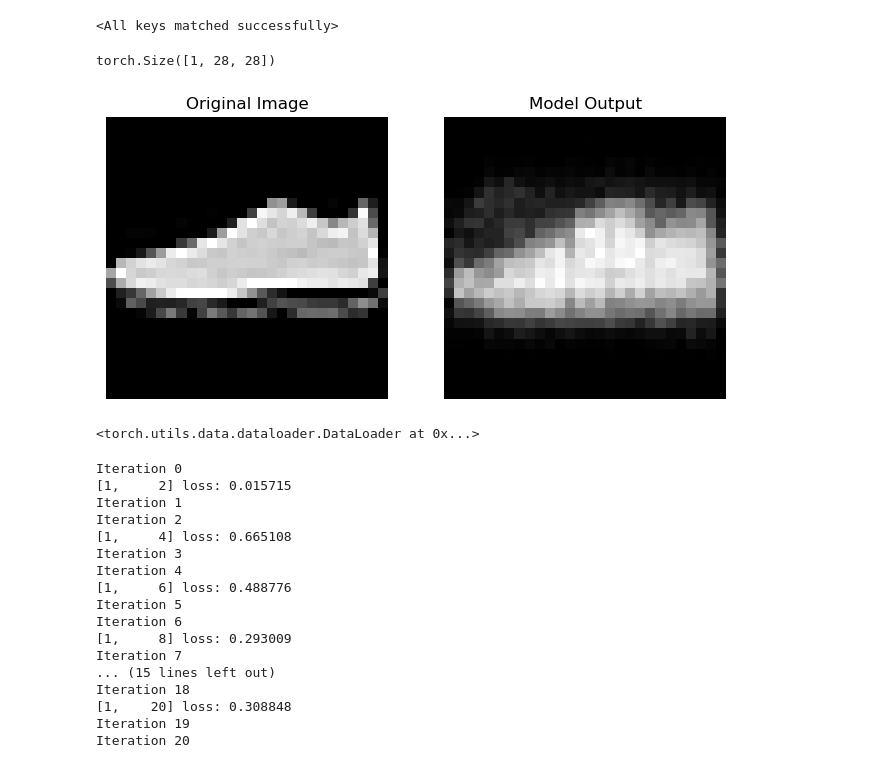
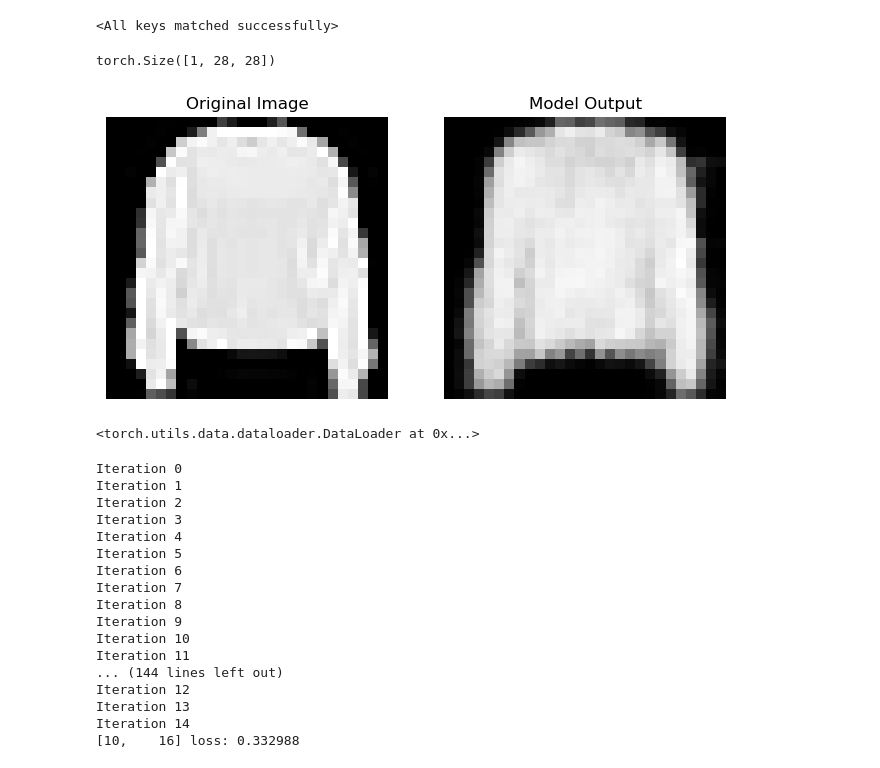
Before and after one commit to TheUndercover01/DeepECT-Deep-Hierarchical-clustering, a Jupyter notebook: main.ipynb, the cells around one changed output. Drawn from its saved outputs; the diff is of its cells as text; code cells hidden in the pictures.

```diff
--- a/main.ipynb
+++ b/main.ipynb
@@ -54,7 +54,7 @@ transform = transforms.Compose([transforms.ToTensor()])
 trainset = torchvision.datasets.FashionMNIST(root='./data', train=True, download=True, transform=transform)
 
 
-trainset.data = trainset.data[:2000]
+trainset.data = trainset.data[:4000]
 # trainloader = torch.utils.data.DataLoader(trainset, batch_size=64, shuffle=True, num_workers=2)
 # %%
 class TestDataset(torch.utils.data.Dataset):
@@ -79,5 +79,5 @@ train_dataset_no_labels.__len__()
 # %%
-train_loader = torch.utils.data.DataLoader(train_dataset_no_labels, batch_size=64, shuffle=False)
+train_loader = torch.utils.data.DataLoader(train_dataset_no_labels, batch_size=64, shuffle=True)
 # %%
 criterion = nn.MSELoss()
 optimizer = optim.Adam(model.parameters(), lr=0.001)
@@ -133,5 +133,5 @@ Finished Training
 # %%
-model.load_state_dict(torch.load('model_weight_pretrained_2000.pth'))
+model.load_state_dict(torch.load('model_weight_pretrained_4000.pth'))
 # %% [output]
 <All keys matched successfully>
 # %%
@@ -168,10 +168,10 @@ def print_model_output(model, dataloader, index):
 
     plt.show()
 # %%
-print_model_output(model, train_loader, 310)
+print_model_output(model, train_loader, 7)
 # %% [output]
 torch.Size([1, 28, 28])
-[figure, old version]
+[figure, new version]
 # %%
 #We need to incorporate the rest of the losses and tree formation
 criterion = nn.MSELoss()
@@ -204,7 +206,7 @@ for epoch in range(num_epochs):
 
         latent = latent.detach().numpy()
         if i==0:
-            clust_tree = ClusterTree(D = latent , L = 10 , T = 2 ,P = 0 )
+            clust_tree = ClusterTree(D = latent , L = 10 , T = 1 ,P = 0 )
 
         else:
             clust_tree.build_tree(latent)
@@ -228,24 +230,27 @@ for epoch in range(num_epochs):
 
         # Print statistics
         running_loss += loss.item()
-        if i % 2 == 1:  # Print every 100 mini-batches
-            print('[%d, %5d] loss: %.6f' % (epoch + 1, i + 1, running_loss / 2))
+        if i % 16 == 15:  # Print every 100 mini-batches
+            print('[%d, %5d] loss: %.6f' % (epoch + 1, i + 1, running_loss / 15))
             running_loss = 0.0
+    # if epoch < 4:
+    #     scheduler.step()
+    scheduler_2.step(loss)
 # %% [output]
 Iteration 0
-[1,     2] loss: 0.015715
 Iteration 1
 Iteration 2
-[1,     4] loss: 0.665108
 Iteration 3
 Iteration 4
-[1,     6] loss: 0.488776
 Iteration 5
 Iteration 6
-[1,     8] loss: 0.293009
 Iteration 7
-... (15 lines left out)
-Iteration 18
-[1,    20] loss: 0.308848
-Iteration 19
-Iteration 20
+Iteration 8
+Iteration 9
+Iteration 10
+Iteration 11
+... (144 lines left out)
+Iteration 12
+Iteration 13
+Iteration 14
+[10,    16] loss: 0.332988
```
Also changed, not shown: parts of 9 cells of this notebook, 3 other files.
